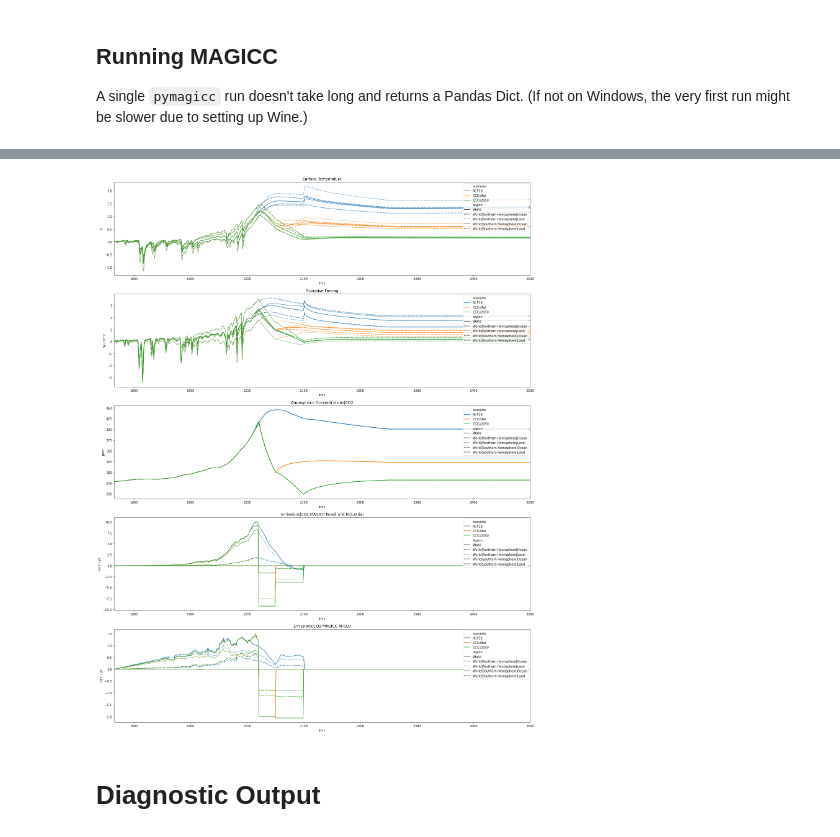
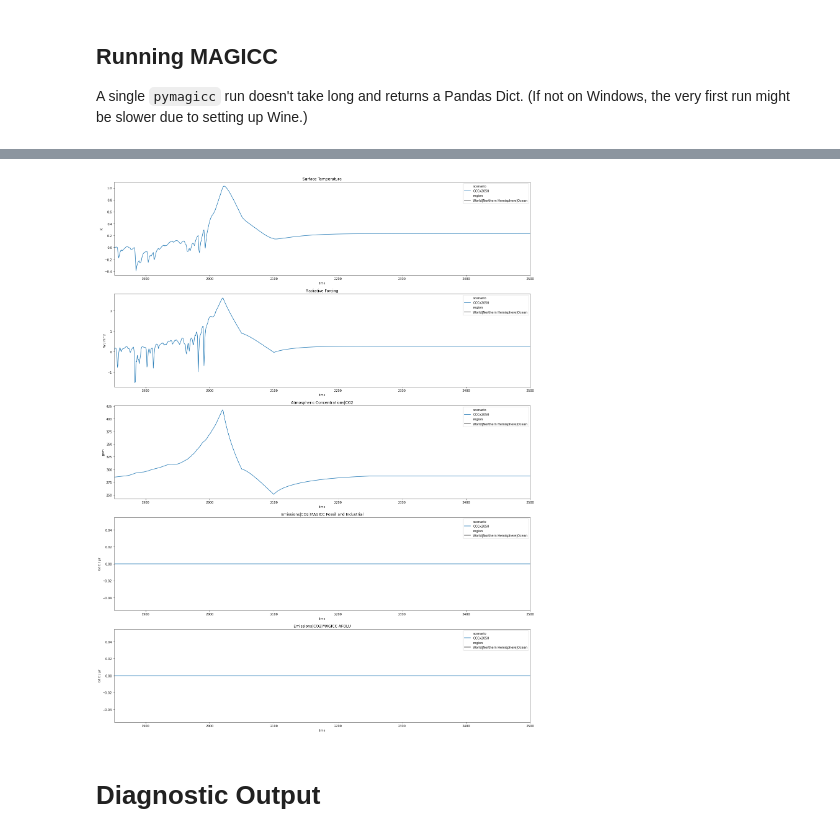
Before and after one commit to hsbay/cdrmex, a Jupyter notebook: CCCx2050.ipynb, the cells around one changed output, grey strips where cells are left out. Cells and saved outputs as stored; diff of their text form; code cells hidden in the pictures.

Commit message:
Graph output for Northern Hemisphere.

```diff
--- a/CCCx2050.ipynb
+++ b/CCCx2050.ipynb
@@ -40,7 +41,7 @@ SCEN_DIR = "SCEN"
 MAGICC6_DIR = join("..", "CDRRUN")
 
 ## Start of Magic settings
-magcfg = { #"startyear" : 1765,
+magcfg = {"startyear" : 1851,
           "endyear" : 2500,
           "core_climatesensitivity" : 3,
           "co2_switchfromconc2emis_year" : 2010,
@@ -198,4 +199,18 @@ vars = ["Surface Temperature","Radiative Forcing",
         "Atmospheric Concentrations|CO2","Emissions|CO2|MAGICC Fossil and Industrial",
         "Emissions|CO2|MAGICC AFOLU"]
 
-x = (datetime(1765, 1, 1), datetime(magcfg["endyear"], 1, 1))
+x = (datetime(1851, 1, 1), datetime(magcfg["endyear"], 1, 1))
+# %%
+#res = ""
+#%time res = pymagicc.run(rcp26, **magcfg)  #need to create res of type MAGICCData
+
+# Toggle to run and graph all the experiments
+#declines.append(CCCxflat)
+#declines.append(CCCx2050)
+#for scen in declines:
+#    res = res.append(pymagicc.run(scen, **magcfg))
+
+#for cccsn in CCCxflat,CCCx2050:
+    #    res = res.append(pymagicc.run(scen, **magcfg))
+
+res = pymagicc.run(CCCx2050, **magcfg)
@@ -201,0 +219,11 @@ x = (datetime(1765, 1, 1), datetime(magcfg["endyear"], 1, 1))
+# %%
+fig, axes = plt.subplots((len(vars)), 1, figsize=(24, 32))
+for n, var in enumerate(vars):
+    res.filter(variable=var,region=["World","*Nor*Ocean"]).lineplot(hue="scenario", style="region", ax=axes[n])
+    ylab = res.filter(variable=var)["unit"].iloc[[0]].all()
+    if ylab == 'K':
+        ylab = 'ºC'
+    axes[n].set_ylabel(ylab)
+    axes[n].set_title(var)
+    axes[n].set_xlim(x)
+    axes[n].legend(loc='upper right')
@@ -202,19 +232,7 @@ x = (datetime(1765, 1, 1), datetime(magcfg["endyear"], 1, 1))
 # %%
-res = ""
-%time res = pymagicc.run(rcp26, **magcfg)  #need to create res of type MAGICCData
-
-# Toggle to run and graph all the experiments
-#declines.append(CCCxflat)
-#declines.append(CCCx2050)
-#for scen in declines:
-#    res = res.append(pymagicc.run(scen, **magcfg))
-
-for cccsn in CCCxflat,CCCx2050:
-    res = res.append(pymagicc.run(cccsn, **magcfg))
-
 fig, axes = plt.subplots((len(vars)), 1, figsize=(24, 32))
 for n, var in enumerate(vars):
-    res.filter(variable=var).lineplot(hue="scenario", style="region", ax=axes[n])
+    res.filter(variable=var,region="*Nor*Ocean").lineplot(hue="scenario", style="region", ax=axes[n])
     ylab = res.filter(variable=var)["unit"].iloc[[0]].all()
     axes[n].set_ylabel(ylab)
     axes[n].set_title(var)
@@ -226,4 +242,4 @@ Wall time: 11.2 s
-[figure, old version]
+[figure, new version]
 # %% [markdown]
 # Diagnostic Output
 # %%
```
Also changed, not shown: parts of 9 cells of this notebook.
